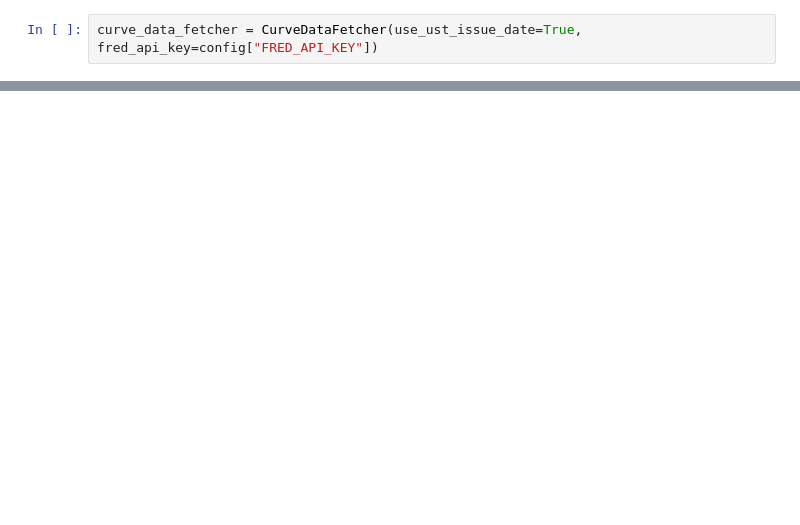
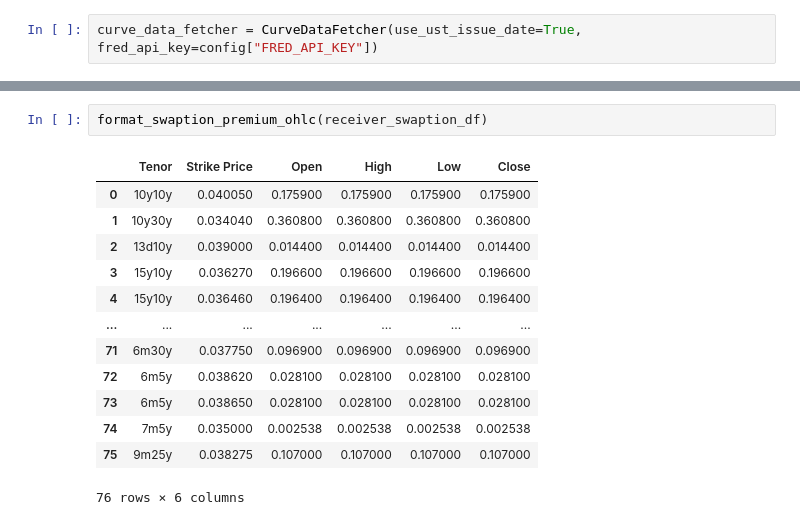
Before and after one commit to cleeclee123/Curvy-CUSIPs, a Jupyter notebook: notebooks/swaptions.ipynb, the cells around one changed output, grey strips where cells are left out. Saved outputs shown, nothing was run; the diff lists cells and outputs as text; blank space fills up the shorter version.

```diff
--- a/notebooks/swaptions.ipynb
+++ b/notebooks/swaptions.ipynb
@@ -149,0 +259,16 @@ sdr_df
+# %%
+format_swaption_premium_ohlc(receiver_swaption_df)
+# %% [output]
+|  | Tenor | Strike Price | Open | High | Low | Close |
+| 0 | 10y10y | 0.040050 | 0.175900 | 0.175900 | 0.175900 | 0.175900 |
+| 1 | 10y30y | 0.034040 | 0.360800 | 0.360800 | 0.360800 | 0.360800 |
+| 2 | 13d10y | 0.039000 | 0.014400 | 0.014400 | 0.014400 | 0.014400 |
+| 3 | 15y10y | 0.036270 | 0.196600 | 0.196600 | 0.196600 | 0.196600 |
+| 4 | 15y10y | 0.036460 | 0.196400 | 0.196400 | 0.196400 | 0.196400 |
+| ... | ... | ... | ... | ... | ... | ... |
+| 71 | 6m30y | 0.037750 | 0.096900 | 0.096900 | 0.096900 | 0.096900 |
+| 72 | 6m5y | 0.038620 | 0.028100 | 0.028100 | 0.028100 | 0.028100 |
+| 73 | 6m5y | 0.038650 | 0.028100 | 0.028100 | 0.028100 | 0.028100 |
+| 74 | 7m5y | 0.035000 | 0.002538 | 0.002538 | 0.002538 | 0.002538 |
+| 75 | 9m25y | 0.038275 | 0.107000 | 0.107000 | 0.107000 | 0.107000 |
+76 rows × 6 columns
```
Also changed, not shown: parts of 11 cells of this notebook, 22 other files.
